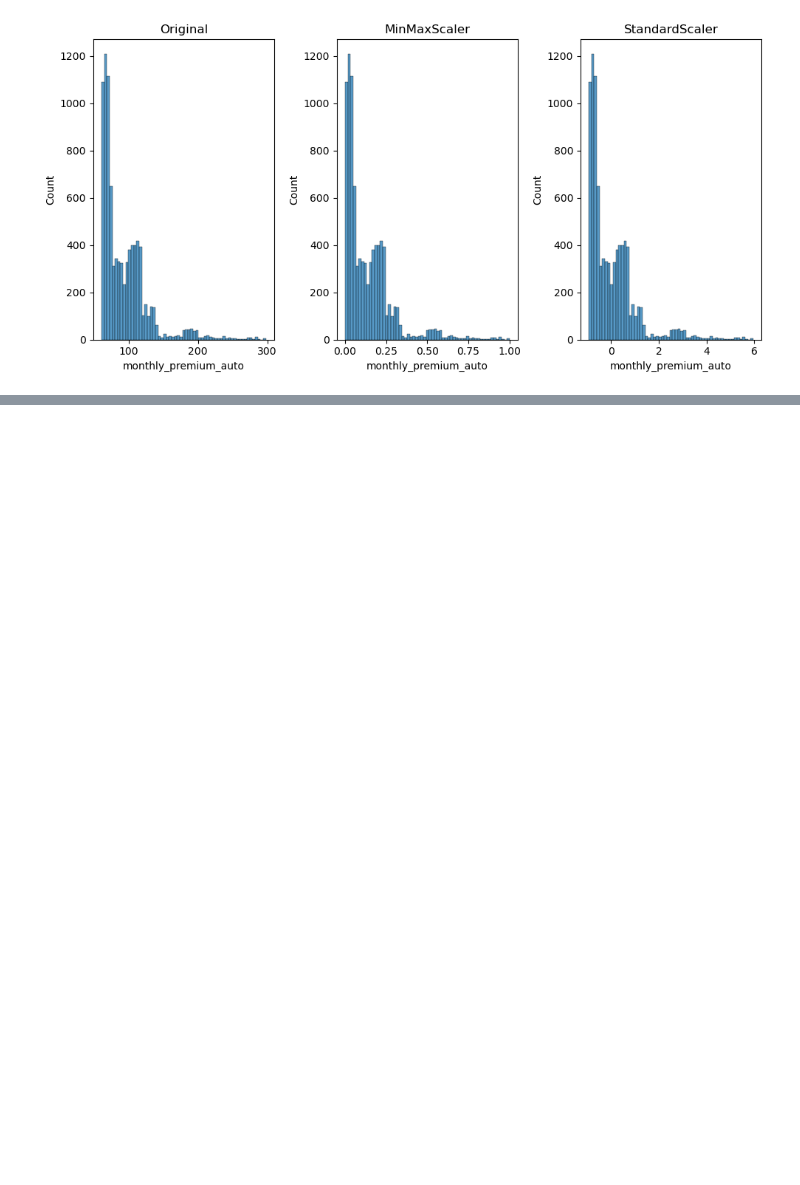
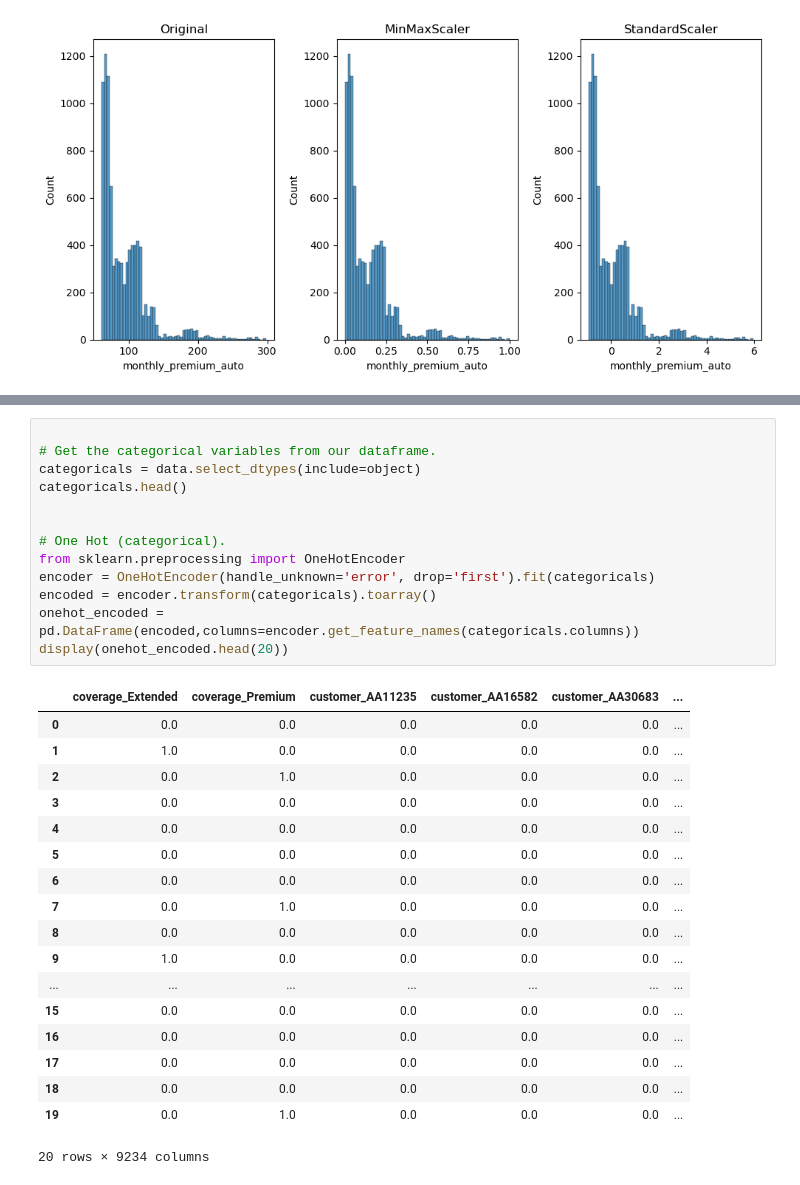
Before and after one commit to ralphmartynward/ironhack_01_lab-customer-analysis-round-6, a Jupyter notebook: solution.ipynb, the cells around one changed output, grey strips where cells are left out. Drawn from its saved outputs; the diff is of its cells as text; blank space fills up the shorter version.

```diff
--- a/solution.ipynb
+++ b/solution.ipynb
@@ -162,0 +183,32 @@ plt.show()
+# %%
+
+# Get the categorical variables from our dataframe.
+categoricals = data.select_dtypes(include=object)
+categoricals.head()
+
+
+# One Hot (categorical).
+from sklearn.preprocessing import OneHotEncoder
+encoder = OneHotEncoder(handle_unknown='error', drop='first').fit(categoricals)
+encoded = encoder.transform(categoricals).toarray()
+onehot_encoded = pd.DataFrame(encoded,columns=encoder.get_feature_names(categoricals.columns))
+display(onehot_encoded.head(20))
+# %% [output]
+|  | coverage_Extended | coverage_Premium | customer_AA11235 | customer_AA16582 | customer_AA30683 | ... |
+| 0 | 0.0 | 0.0 | 0.0 | 0.0 | 0.0 | ... |
+| 1 | 1.0 | 0.0 | 0.0 | 0.0 | 0.0 | ... |
+| 2 | 0.0 | 1.0 | 0.0 | 0.0 | 0.0 | ... |
+| 3 | 0.0 | 0.0 | 0.0 | 0.0 | 0.0 | ... |
+| 4 | 0.0 | 0.0 | 0.0 | 0.0 | 0.0 | ... |
+| 5 | 0.0 | 0.0 | 0.0 | 0.0 | 0.0 | ... |
+| 6 | 0.0 | 0.0 | 0.0 | 0.0 | 0.0 | ... |
+| 7 | 0.0 | 1.0 | 0.0 | 0.0 | 0.0 | ... |
+| 8 | 0.0 | 0.0 | 0.0 | 0.0 | 0.0 | ... |
+| 9 | 1.0 | 0.0 | 0.0 | 0.0 | 0.0 | ... |
+| ... | ... | ... | ... | ... | ... | ... |
+| 15 | 0.0 | 0.0 | 0.0 | 0.0 | 0.0 | ... |
+| 16 | 0.0 | 0.0 | 0.0 | 0.0 | 0.0 | ... |
+| 17 | 0.0 | 0.0 | 0.0 | 0.0 | 0.0 | ... |
+| 18 | 0.0 | 0.0 | 0.0 | 0.0 | 0.0 | ... |
+| 19 | 0.0 | 1.0 | 0.0 | 0.0 | 0.0 | ... |
+20 rows × 9234 columns
```
Also changed, not shown: parts of 15 cells of this notebook.
